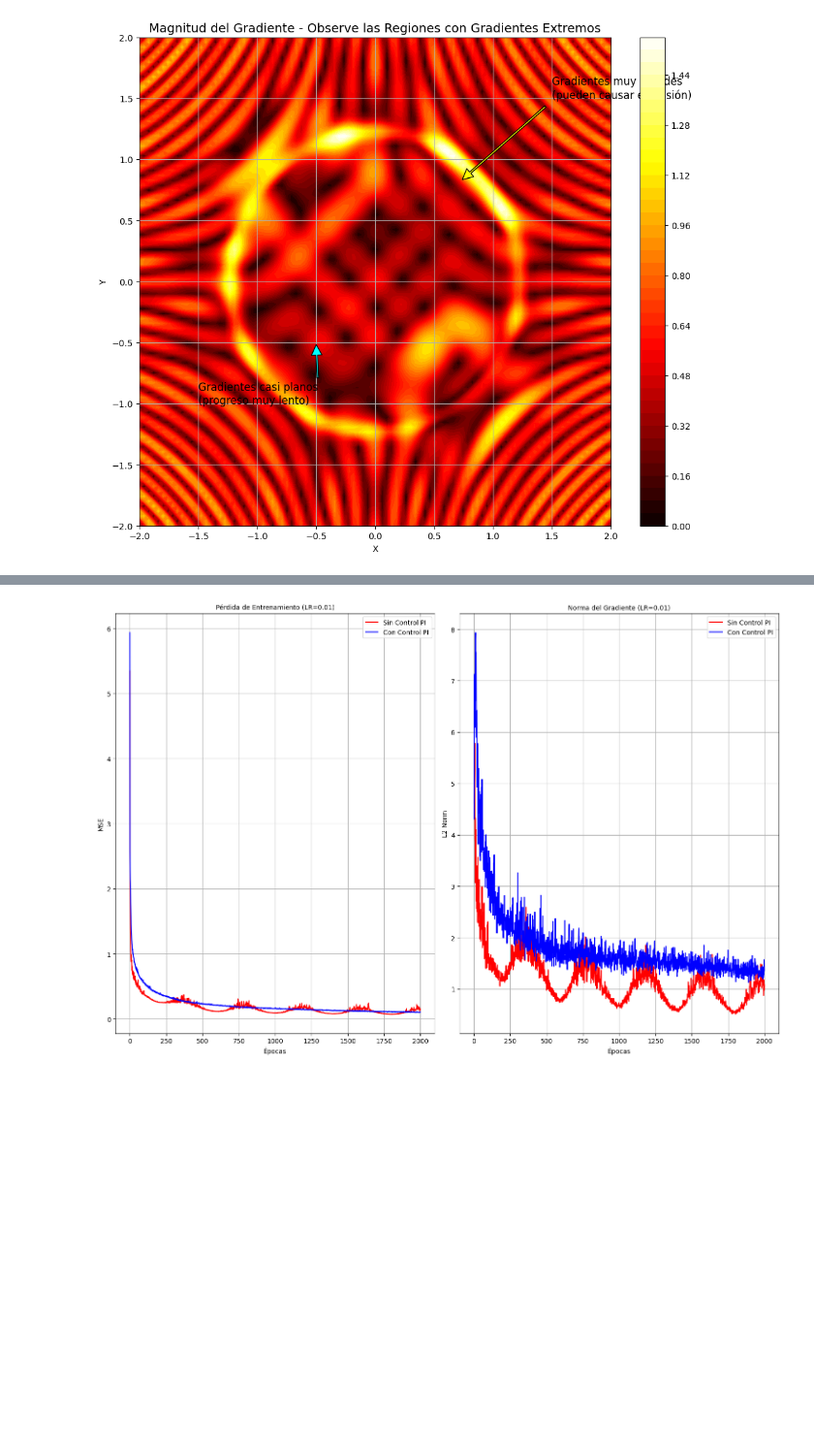
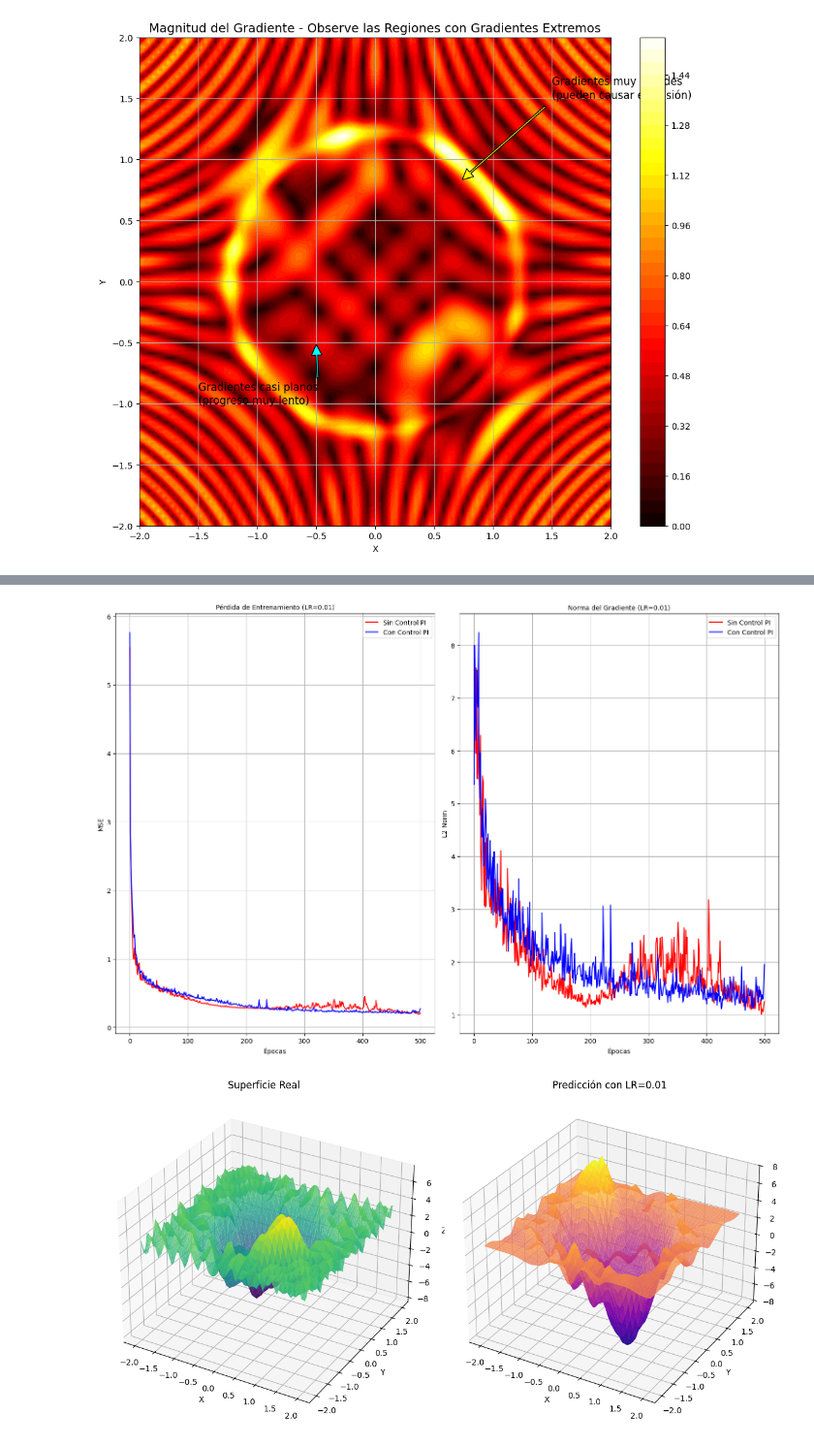
Before and after one commit to eigencore/closed-loop-training, a Jupyter notebook: play.ipynb, the cells around one changed output, grey strips where cells are left out. Shown at 97% size. Drawn from its saved outputs; the diff is of its cells as text; code cells hidden in the pictures; blank space fills up the shorter version.

```diff
--- a/play.ipynb
+++ b/play.ipynb
@@ -685,7 +686,7 @@ def compare_with_without_controller(X, y, lr_values=[1e-2], epochs=200, batch_si
 
     print("\n=== Entrenamiento CON Controlador PI ===")
     results_with_pi = compare_learning_rates(X, y, lr_values, epochs, batch_size, use_clipping=False, scheduler_type='custom', scheduler_params={
-                                             'Kp': 0.001, 'Ki': 0.001, 'max_lr': 0.05, 'min_lr': 0.0001, 'initial_lr': 0.01})
+                                             'Kp': 10, 'Ki': 0.05, 'max_lr': 0.005, 'min_lr': 0.00001, 'initial_lr': 0.01})
 
     # Visualizar comparación de pérdidas
     plt.figure(figsize=(15, 10))
@@ -750,8 +751,12 @@ lr_values = [1e-2]
 
 # Comparar con y sin controlador PI
 results_no_pi, results_with_pi = compare_with_without_controller(
-    X, y, lr_values=lr_values, epochs=2000, batch_size=64
+    X, y, lr_values=lr_values, epochs=500, batch_size=64
 )
+
+# Visualizar resultados
+visualize_predictions(results_no_pi, lr_values)
+visualize_predictions(results_with_pi, lr_values)
 # %% [output]
 Generando dataset con superficie multimodal...
 Dataset generado: (3000, 2) características, (3000,) objetivos
@@ -773 +778,2 @@ MSE final en test: 0.1248
-[figure, old version]
+[figure, new version]
+[figure, added]
```
Also changed, not shown: parts of 2 cells of this notebook, 2 other files.
